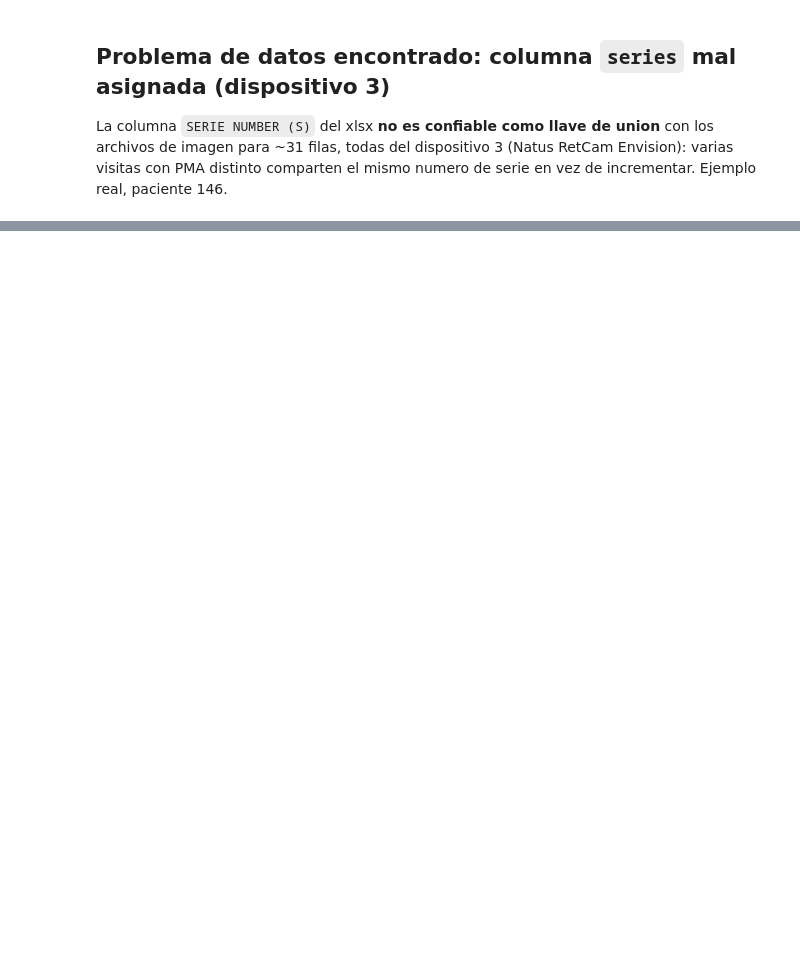
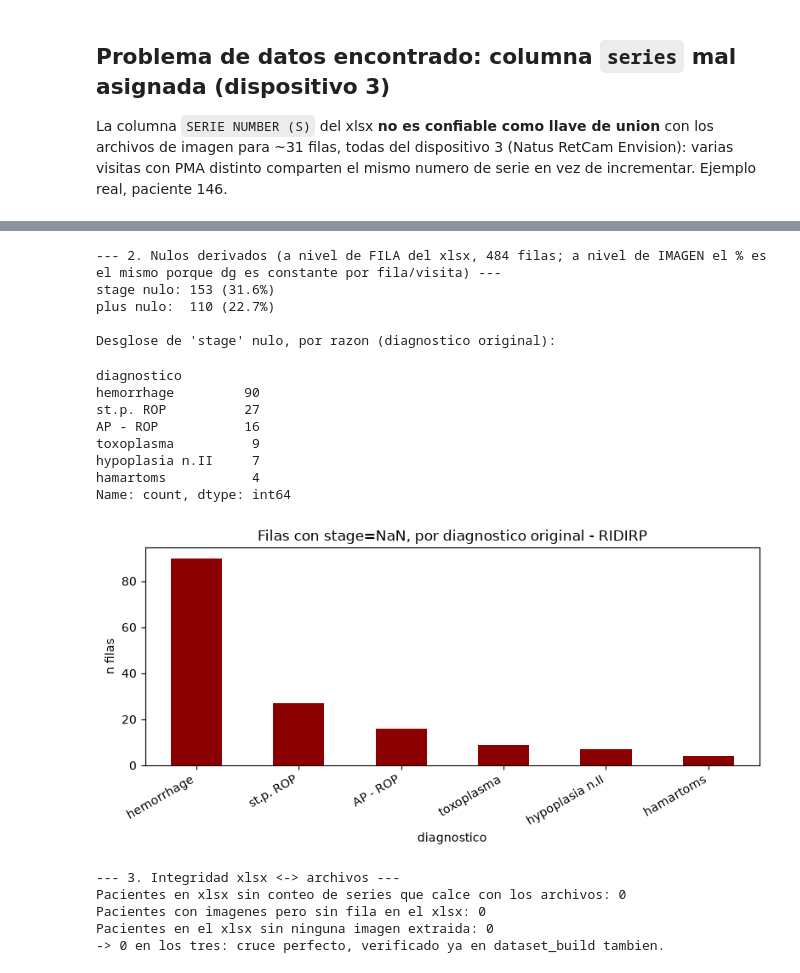
Before and after one commit to JuanSho780/ROP_paper, a Jupyter notebook: system/eda/eda_ridirp.ipynb, the cells around one changed output, grey strips where cells are left out. Saved outputs shown, nothing was run; the diff lists cells and outputs as text; code cells hidden in the pictures; blank space fills up the shorter version.

```diff
--- a/system/eda/eda_ridirp.ipynb
+++ b/system/eda/eda_ridirp.ipynb
@@ -232,0 +527,73 @@ La columna `SERIE NUMBER (S)` del xlsx **no es confiable como llave de union** c
+# %%
+DG_TO_STAGE = {0: 0, 1: 0, 2: 1, 3: 2, 4: 3, 5: 4, 6: 4, 7: 5}
+NON_ROP_CODES = {10, 11, 12, 13}
+
+db["stage"] = db["dg"].map(DG_TO_STAGE)
+db["is_rop_eligible"] = ~db["dg"].isin(NON_ROP_CODES)
+db["diagnostico"] = db["dg"].map(dg_names)
+
+n = len(db)
+stage_null = db["stage"].isna().sum()
+plus_null = (~db["is_rop_eligible"]).sum()
+
+print(f"--- 2. Nulos derivados (a nivel de FILA del xlsx, {n} filas; a nivel de IMAGEN el % es el mismo porque dg es constante por fila/visita) ---")
+print(f"stage nulo: {stage_null} ({100*stage_null/n:.1f}%)")
+print(f"plus nulo:  {plus_null} ({100*plus_null/n:.1f}%)")
+print()
+print("Desglose de 'stage' nulo, por razon (diagnostico original):")
+display(db[db["stage"].isna()]["diagnostico"].value_counts())
+
+fig, ax = plt.subplots(figsize=(8, 4))
+db[db["stage"].isna()]["diagnostico"].value_counts().plot(kind="bar", ax=ax, color="darkred")
+ax.set_title("Filas con stage=NaN, por diagnostico original - RIDIRP")
+ax.set_ylabel("n filas")
+plt.xticks(rotation=30, ha="right")
+plt.tight_layout()
+plt.show()
+# %% [output]
+--- 2. Nulos derivados (a nivel de FILA del xlsx, 484 filas; a nivel de IMAGEN el % es el mismo porque dg es constante por fila/visita) ---
+stage nulo: 153 (31.6%)
+plus nulo:  110 (22.7%)
+
+Desglose de 'stage' nulo, por razon (diagnostico original):
+diagnostico
+hemorrhage         90
+st.p. ROP          27
+AP - ROP           16
+toxoplasma          9
+hypoplasia n.II     7
+hamartoms           4
+Name: count, dtype: int64
+[figure, added]
+# %%
+# 3. Integridad del cruce xlsx <-> archivos (usando la misma alineacion por rank
+# cronologico de PMA que aplica dataset_build, por el bug de la columna 'series')
+img_pat = re.compile(r"^(\d+)_[MF]_GA\d+_BW\d+_PA\d+_DG\d+_PF\d+_D\d+_S(\d+)_\d+\.jpg$")
+
+series_by_patient = {}
+for p in EXTRACTED_DIR.glob("*.jpg"):
+    m = img_pat.match(p.name)
+    if m:
+        pid, s = int(m.group(1)), int(m.group(2))
+        series_by_patient.setdefault(pid, set()).add(s)
+
+pacientes_xlsx = set(db["id"].unique())
+pacientes_archivos = set(series_by_patient.keys())
+
+rows_sin_imagenes = 0
+for pid, group in db.groupby("id"):
+    n_series_archivo = len(series_by_patient.get(pid, set()))
+    if n_series_archivo != len(group):
+        rows_sin_imagenes += abs(n_series_archivo - len(group))
+
+print("--- 3. Integridad xlsx <-> archivos ---")
+print("Pacientes en xlsx sin conteo de series que calce con los archivos:", rows_sin_imagenes)
+print("Pacientes con imagenes pero sin fila en el xlsx:", len(pacientes_archivos - pacientes_xlsx))
+print("Pacientes en el xlsx sin ninguna imagen extraida:", len(pacientes_xlsx - pacientes_archivos))
+print("-> 0 en los tres: cruce perfecto, verificado ya en dataset_build tambien.")
+# %% [output]
+--- 3. Integridad xlsx <-> archivos ---
+Pacientes en xlsx sin conteo de series que calce con los archivos: 0
+Pacientes con imagenes pero sin fila en el xlsx: 0
+Pacientes en el xlsx sin ninguna imagen extraida: 0
+-> 0 en los tres: cruce perfecto, verificado ya en dataset_build tambien.
```
Also changed, not shown: parts of 16 cells of this notebook, 3 other files.
